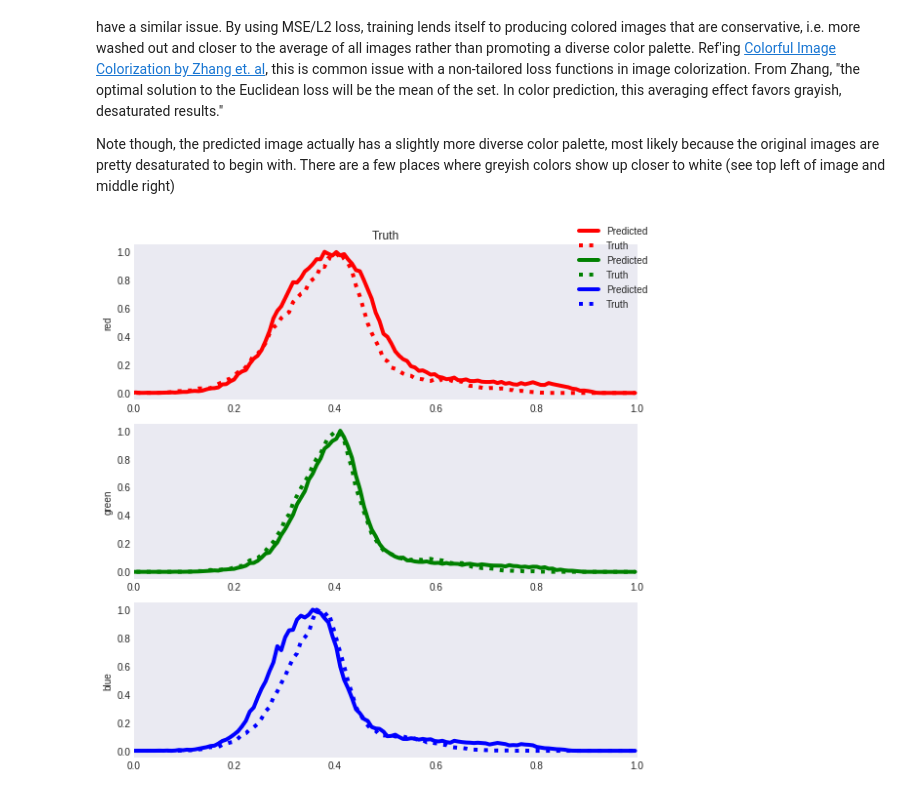
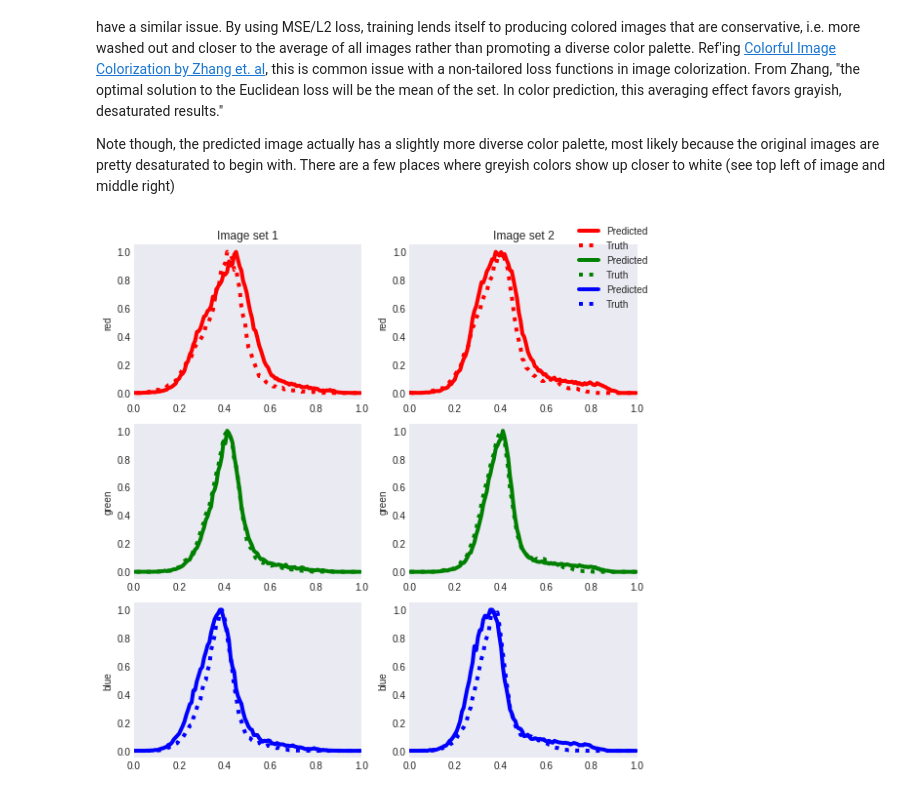
Before and after one commit to Asciotti/neural-sar, a Jupyter notebook: notebooks/1_simple_autoencoder.ipynb, the cells around one changed output. Cells and saved outputs as stored; diff of their text form; code cells hidden in the pictures.

```diff
--- a/notebooks/1_simple_autoencoder.ipynb
+++ b/notebooks/1_simple_autoencoder.ipynb
@@ -295,10 +295,16 @@ y_test = y_test.reshape((256,256,3))
 # %%
 # Make figures
-fig, axes = plt.subplots(1,3,figsize=(16,16))
-axes[0].imshow(X_test, cmap='gray')
-axes[0].set_title('Input')
-axes[1].imshow(y_predict)
-axes[1].set_title('Prediction')
-axes[2].imshow(y_test)
-axes[2].set_title('Truth')
+fig, axes = plt.subplots(2,3,figsize=(12,12))
+for raxes in range(2):
+    _in = X_test[raxes, ...]
+    _pred = y_predict[raxes, ...]
+    _truth = y_test[raxes, ...]
+    axes[raxes, 0].imshow(_in, cmap='gray')
+    axes[raxes, 0].set_title('Input')
+    axes[raxes, 1].imshow(_pred)
+    axes[raxes, 1].set_title('Prediction')
+    axes[raxes, 2].imshow(_truth)
+    axes[raxes, 2].set_title('Truth')
+
+fig.tight_layout()
 # %% [output]
@@ -312,20 +317,25 @@ set. In color prediction, this averaging effect favors grayish, desaturated resu
 
 Note though, the predicted image actually has a slightly more diverse color palette, most likely because the original images are pretty desaturated to begin with. There are a few places where greyish colors show up closer to white (see top left of image and middle right)
 # %%
-fig, axes = plt.subplots(3,1,figsize=(8,8))
+fig, axes = plt.subplots(3,2,figsize=(8,8))
+for pred_num in range(2):
+    for i, img in enumerate((y_predict, y_test)):
+        for c, c_color in enumerate(('red', 'green', 'blue')):
+            _pred = img[pred_num, ...]
+            img_hist, bins = histogram(_pred[..., c], source_range='dtype')
+            line_type = ':' if i == 1 else '-'
+            label = 'Predicted' if i == 0 else 'Truth'
+            # Only put labels on one set or else it looks annoying
+            if pred_num == 0:
+                axes[c, pred_num].plot(bins, img_hist / img_hist.max(), linestyle=line_type, color=c_color, label=label)
+            else:
+                axes[c, pred_num].plot(bins, img_hist / img_hist.max(), linestyle=line_type, color=c_color)
+            axes[c, pred_num].set_ylabel(c_color)
+            axes[c, pred_num].set_xlim([0, 1])
 
-for i, img in enumerate((y_predict, y_test)):
-    for c, c_color in enumerate(('red', 'green', 'blue')):
-        img_hist, bins = histogram(img[..., c], source_range='dtype')
-        line_type = ':' if i == 1 else '-'
-        label = 'Predicted' if i == 0 else 'Truth'
-        axes[c].plot(bins, img_hist / img_hist.max(), linestyle=line_type, color=c_color, label=label)
-        axes[c].set_ylabel(c_color)
-        axes[c].set_xlim([0, 1])
-
-axes[0].set_title('Predicted')
-axes[0].set_title('Truth')
+axes[0,0].set_title('Image set 1')
+axes[0,1].set_title('Image set 2')
 fig.legend()
 fig.tight_layout()
 # %% [output]
-[figure, old version]
+[figure, new version]
```
Also changed, not shown: parts of 4 cells of this notebook.
